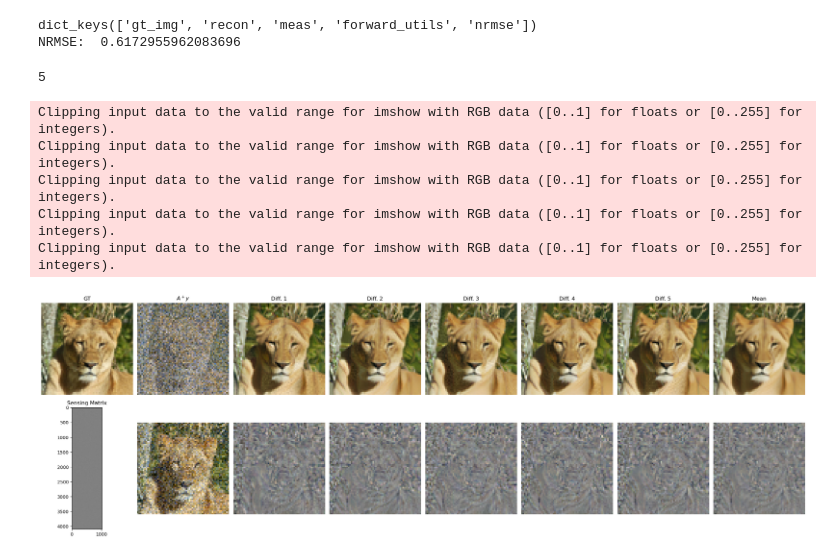
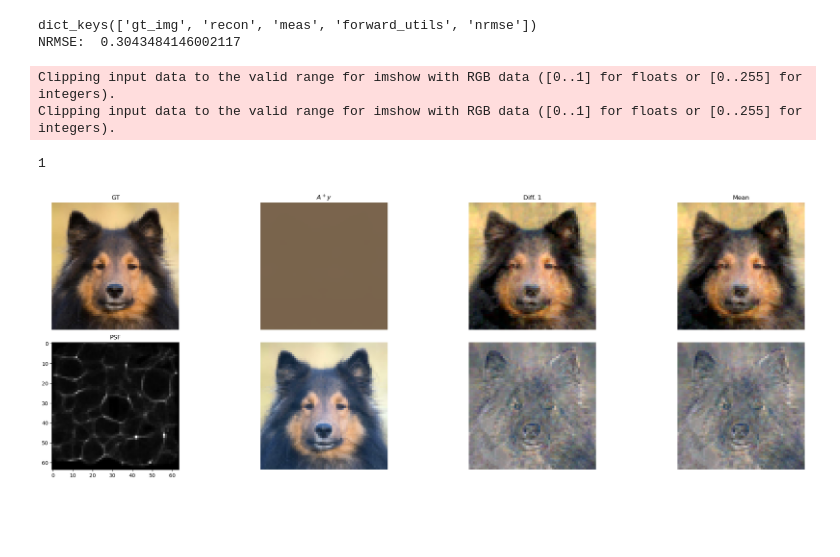
Before and after one commit to utcsilab/Diffusion_Inverse, a Jupyter notebook: General_Photo_results_viewer.ipynb, the cells around one changed output. Cells and saved outputs as stored; diff of their text form; code cells hidden in the pictures; blank space fills up the shorter version.

```diff
--- a/General_Photo_results_viewer.ipynb
+++ b/General_Photo_results_viewer.ipynb
@@ -3,7 +3,7 @@ import numpy as np
 import torch
 import matplotlib.pyplot as plt
 # %%
-task = 'compsens' #[compsens, deconv, inpaint]
+task = 'deconv' #[compsens, deconv, inpaint]
 
 result_file = f'/home/blevac/Diffusion_Inverse/{task}_results/checkpoint.pt'
 cont = torch.load(result_file)
@@ -15,7 +15,7 @@ utils = cont['forward_utils']
 print('NRMSE: ', cont['nrmse'])
 # %% [output]
 dict_keys(['gt_img', 'recon', 'meas', 'forward_utils', 'nrmse'])
-NRMSE:  0.6172955962083696
+NRMSE:  0.3043484146002117
 # %%
 if task == 'compsens':
     A_pinv = torch.linalg.pinv(utils.A)
@@ -26,6 +26,7 @@ elif task == 'inpaint':
     adj_img = utils.adjoint(meas)
 elif task == 'deconv':
     psf = utils.psf
+    adj_img = utils.adjoint(meas)
 # %%
 batches = diff_recon.shape[0]
 print(batches)
@@ -82,37 +83,75 @@ if task == 'inpaint':
     # plt.axis('off')
 
     plt.subplot(2,3+batches,2)
     plt.title('$A^+y$')
     plt.imshow((adj_img[0].permute(-2,-1,0).cpu() + 1) /2)
     plt.axis('off')
     plt.subplot(2,3+batches,3+batches+2)
     plt.imshow(((gt_img-adj_img)[0].permute(-2,-1,0).cpu() + 1) /2,cmap='gray')
     plt.axis('off')
 
     for i in range(batches):
         plt.subplot(2,3+batches,3+i)
         plt.title(f'Diff. {i+1}')
         plt.imshow((diff_recon[i].permute(-2,-1,0).cpu() + 1) /2)
         plt.axis('off')
         plt.subplot(2,3+batches,3+batches+2+1+i)
         plt.imshow(((gt_img[0]-diff_recon[i]).permute(-2,-1,0).cpu() + 1) /2,cmap='gray')
         plt.axis('off')
 
     mean_recon = torch.mean(diff_recon,dim=0)
     plt.subplot(2,3+batches,3+batches)
     plt.title(f'Mean')
     plt.imshow((mean_recon.permute(-2,-1,0).cpu() + 1) /2)
     plt.axis('off')
     plt.subplot(2,3+batches,(3+batches)*2)
     plt.imshow(((gt_img[0]-mean_recon).permute(-2,-1,0).cpu() + 1) /2,cmap='gray')
     plt.axis('off')
 
     plt.tight_layout(pad=1.0)
+
+
+if task == 'deconv':
+
+    plt.figure(figsize=(24,8))
+    plt.subplot(2,3+batches,1)
+    plt.title('GT')
+    plt.imshow((gt_img[0].permute(-2,-1,0).cpu() + 1) /2)
+    plt.axis('off')
+    plt.subplot(2,3+batches,3+batches+1)
+    plt.title('PSF')
+    plt.imshow(utils.psf[0,0].cpu(),cmap='gray')
+    # plt.axis('off')
+
+    plt.subplot(2,3+batches,2)
+    plt.title('$A^+y$')
+    plt.imshow((adj_img[0].permute(-2,-1,0).cpu().real + 1) /2)
+    plt.axis('off')
+    plt.subplot(2,3+batches,3+batches+2)
+    plt.imshow(((gt_img-adj_img)[0].permute(-2,-1,0).cpu().real + 1) /2,cmap='gray')
+    plt.axis('off')
+
+    for i in range(batches):
+        plt.subplot(2,3+batches,3+i)
+        plt.title(f'Diff. {i+1}')
+        plt.imshow((diff_recon[i].permute(-2,-1,0).cpu().real + 1) /2)
+        plt.axis('off')
+        plt.subplot(2,3+batches,3+batches+2+1+i)
+        plt.imshow(((gt_img[0]-diff_recon[i]).permute(-2,-1,0).cpu().real + 1) /2,cmap='gray')
+        plt.axis('off')
+
+    mean_recon = torch.mean(diff_recon,dim=0)
+    plt.subplot(2,3+batches,3+batches)
+    plt.title(f'Mean')
+    plt.imshow((mean_recon.permute(-2,-1,0).cpu().real + 1) /2)
+    plt.axis('off')
+    plt.subplot(2,3+batches,(3+batches)*2)
+    plt.imshow(((gt_img[0]-mean_recon).permute(-2,-1,0).cpu().real + 1) /2,cmap='gray')
+    plt.axis('off')
+
+    plt.tight_layout(pad=1.0)
 # %% [output]
-5
+Clipping input data to the valid range for imshow with RGB data ([0..1] for floats or [0..255] for integers).
+Clipping input data to the valid range for imshow with RGB data ([0..1] for floats or [0..255] for integers).
-Clipping input data to the valid range for imshow with RGB data ([0..1] for floats or [0..255] for integers).
-Clipping input data to the valid range for imshow with RGB data ([0..1] for floats or [0..255] for integers).
-Clipping input data to the valid range for imshow with RGB data ([0..1] for floats or [0..255] for integers).
-Clipping input data to the valid range for imshow with RGB data ([0..1] for floats or [0..255] for integers).
-Clipping input data to the valid range for imshow with RGB data ([0..1] for floats or [0..255] for integers).
+1
-[figure, old version]
+[figure, new version]
```
Also changed, not shown: 24 other files.
